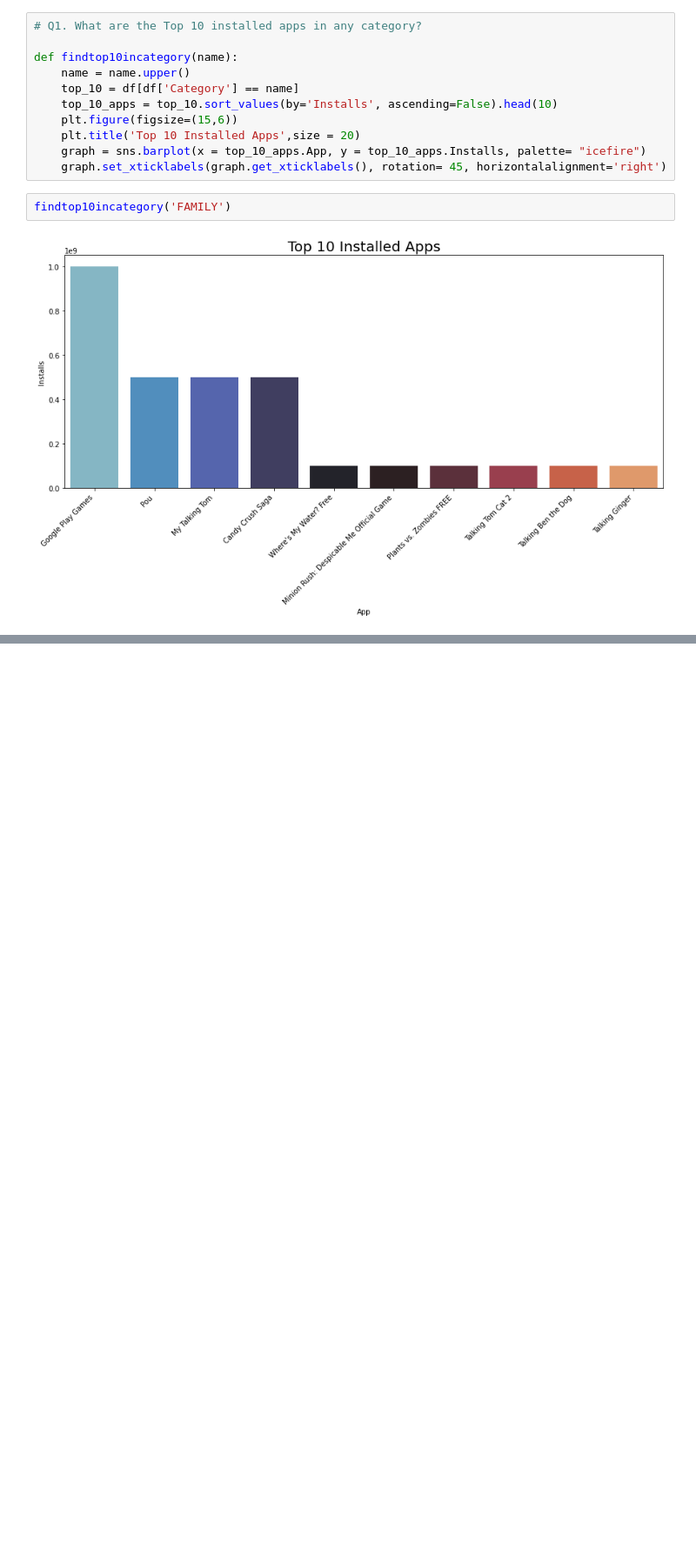
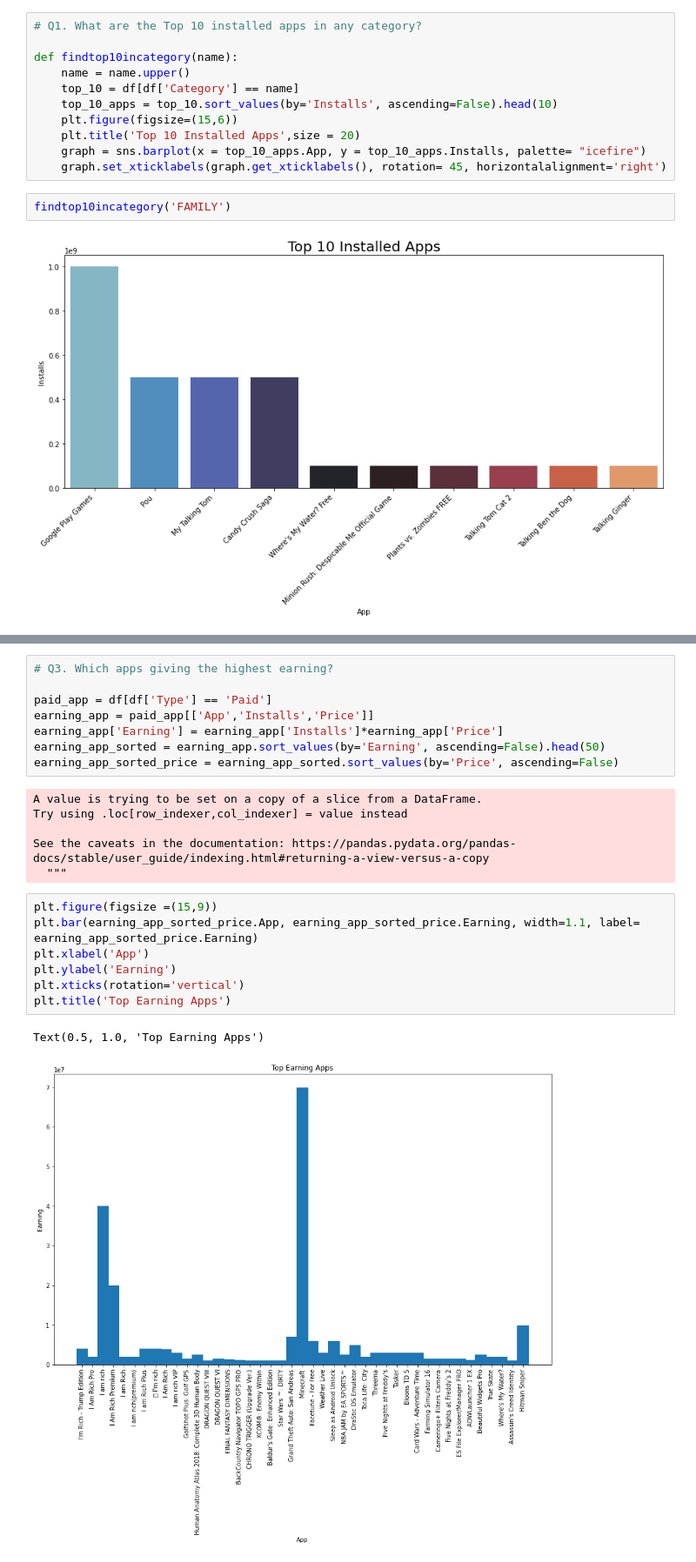
Before and after one commit to pratikjori20/Play-Store-App-Review-Analysis, a Jupyter notebook: Play_Store_App_Review_Analysis.ipynb, the cells around one changed output, grey strips where cells are left out. Shown at 87% size. Saved outputs shown, nothing was run; the diff lists cells and outputs as text; blank space fills up the shorter version.

```diff
--- a/Play_Store_App_Review_Analysis.ipynb
+++ b/Play_Store_App_Review_Analysis.ipynb
@@ -583,3 +584,27 @@ high_rev_app
 | 1879 | Clash of Clans | GAME | 4.6 | 44893888 | 98000000.0 | 1.000000e+08 | Free | 0.0 | Everyone 10+ | Strategy | ... |
 | 1704 | Clash of Clans | GAME | 4.6 | 44891723 | 98000000.0 | 1.000000e+08 | Free | 0.0 | Everyone 10+ | Strategy | ... |
 | 1670 | Clash of Clans | GAME | 4.6 | 44891723 | 98000000.0 | 1.000000e+08 | Free | 0.0 | Everyone 10+ | Strategy | ... |
+# %%
+# Q3. Which apps giving the highest earning?
+
+paid_app = df[df['Type'] == 'Paid']
+earning_app = paid_app[['App','Installs','Price']]
+earning_app['Earning'] = earning_app['Installs']*earning_app['Price']
+earning_app_sorted = earning_app.sort_values(by='Earning', ascending=False).head(50)
+earning_app_sorted_price = earning_app_sorted.sort_values(by='Price', ascending=False)
+# %% [output]
+A value is trying to be set on a copy of a slice from a DataFrame.
+Try using .loc[row_indexer,col_indexer] = value instead
+
+See the caveats in the documentation: https://pandas.pydata.org/pandas-docs/stable/user_guide/indexing.html#returning-a-view-versus-a-copy
+  """
+# %%
+plt.figure(figsize =(15,9))
+plt.bar(earning_app_sorted_price.App, earning_app_sorted_price.Earning, width=1.1, label= earning_app_sorted_price.Earning)
+plt.xlabel('App')
+plt.ylabel('Earning')
+plt.xticks(rotation='vertical')
+plt.title('Top Earning Apps')
+# %% [output]
+Text(0.5, 1.0, 'Top Earning Apps')
+[figure, added]
```
Also changed, not shown: parts of 29 cells of this notebook.
